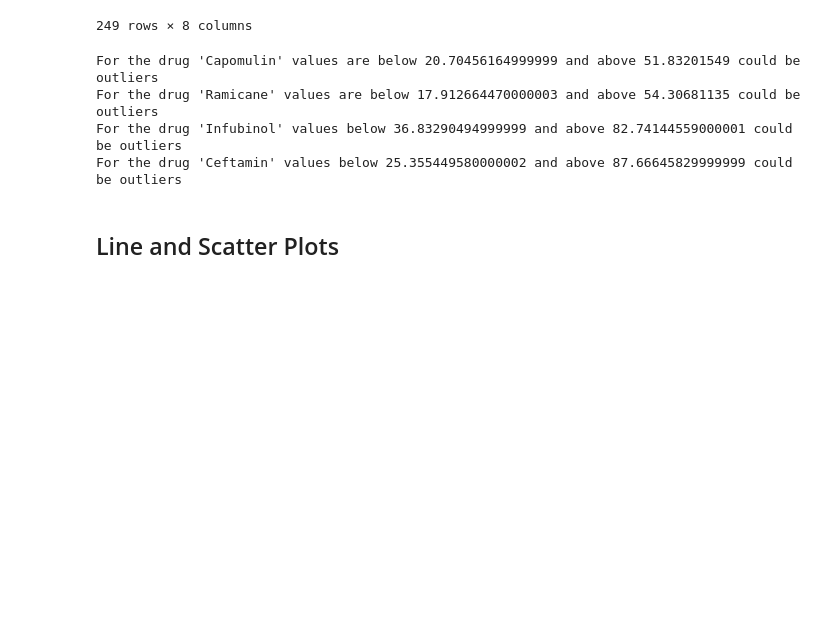
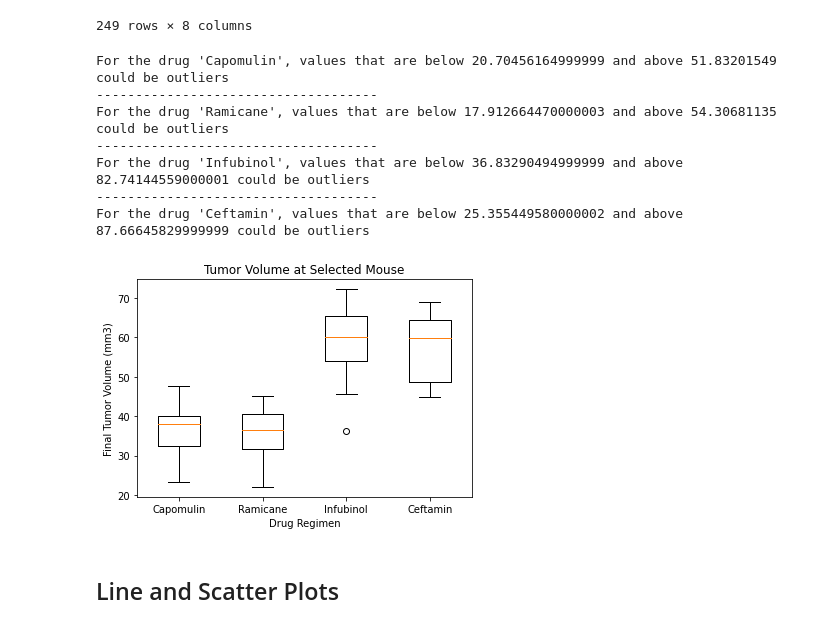
Before and after one commit to Master-Leo/Summary-Statistics-Challenge, a Jupyter notebook: pymaceuticals_starter.ipynb, the cells around one changed output. Saved outputs shown, nothing was run; the diff lists cells and outputs as text; code cells hidden in the pictures; blank space fills up the shorter version.

Commit message:
'box plot updated'

```diff
--- a/pymaceuticals_starter.ipynb
+++ b/pymaceuticals_starter.ipynb
@@ -341,17 +339,34 @@ lower_bound_three = lower_q_three - (1.5*IQR3)
 upper_bound_three = upper_q_three + (1.5*IQR3)
 # %%
 #Print outlier values per drug regimen
-print(f"For the drug '{treatments[0]}' values that are below {lower_bound_zero} and above {upper_bound_zero} could be outliers")
-print(f"For the drug '{treatments[1]}' values that are below {lower_bound_one} and above {upper_bound_one} could be outliers")
-print(f"For the drug '{treatments[2]}' values that are below {lower_bound_two} and above {upper_bound_two} could be outliers")
-print(f"For the drug '{treatments[3]}' values that are below {lower_bound_three} and above {upper_bound_three} could be outliers")
+print(f"For the drug '{treatments[0]}', values that are below {lower_bound_zero} and above {upper_bound_zero} could be outliers")
+print("------------------------------------")
+print(f"For the drug '{treatments[1]}', values that are below {lower_bound_one} and above {upper_bound_one} could be outliers")
+print("------------------------------------")
+print(f"For the drug '{treatments[2]}', values that are below {lower_bound_two} and above {upper_bound_two} could be outliers")
+print("------------------------------------")
+print(f"For the drug '{treatments[3]}', values that are below {lower_bound_three} and above {upper_bound_three} could be outliers")
 # %% [output]
-For the drug 'Capomulin' values are below 20.70456164999999 and above 51.83201549 could be outliers
-For the drug 'Ramicane' values are below 17.912664470000003 and above 54.30681135 could be outliers
-For the drug 'Infubinol' values below 36.83290494999999 and above 82.74144559000001 could be outliers
-For the drug 'Ceftamin' values below 25.355449580000002 and above 87.66645829999999 could be outliers
+For the drug 'Capomulin', values that are below 20.70456164999999 and above 51.83201549 could be outliers
+------------------------------------
+For the drug 'Ramicane', values that are below 17.912664470000003 and above 54.30681135 could be outliers
+------------------------------------
+For the drug 'Infubinol', values that are below 36.83290494999999 and above 82.74144559000001 could be outliers
+------------------------------------
+For the drug 'Ceftamin', values that are below 25.355449580000002 and above 87.66645829999999 could be outliers
 # %%
 # Generate a box plot of the final tumor volume of each mouse across four regimens of interest
+Regimen = ["Capomulin", "Ramicane", "Infubinol","Ceftamin"]
+
+fig1, ax1 = plt.subplots()
+ax1.set_title('Tumor Volume at Selected Mouse')
+ax1.set_ylabel('Final Tumor Volume (mm3)')
+ax1.set_xlabel('Drug Regimen')
+
+ax1.boxplot(tumor_vol_data, labels=Regimen, widths = .5, vert=True)
+plt.show()
+# %% [output]
+[figure, added]
 # %% [markdown]
 ## Line and Scatter Plots
 # %%
```
Also changed, not shown: parts of 1 cell of this notebook.
